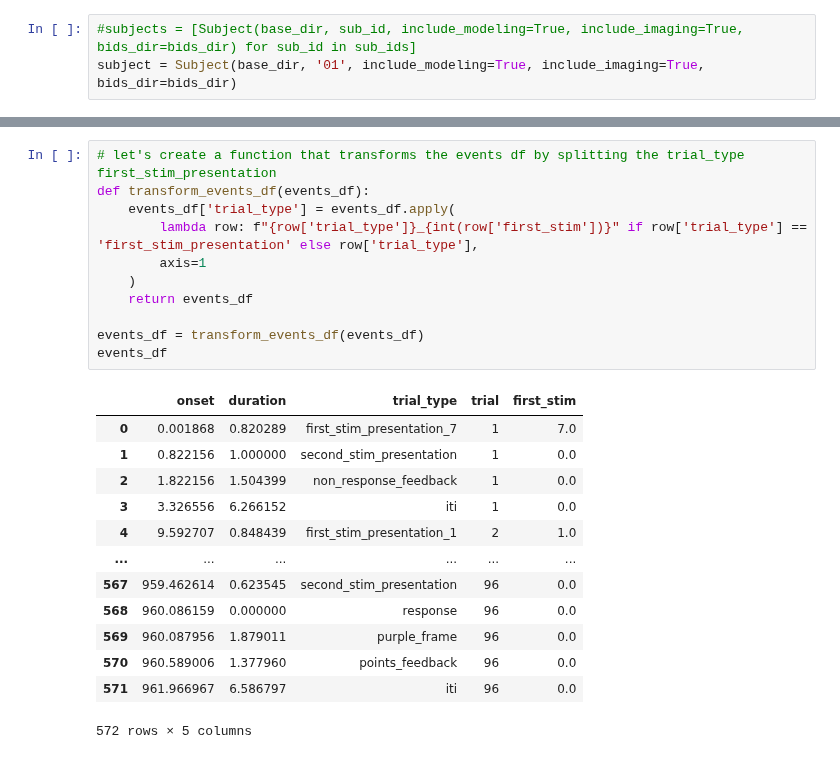
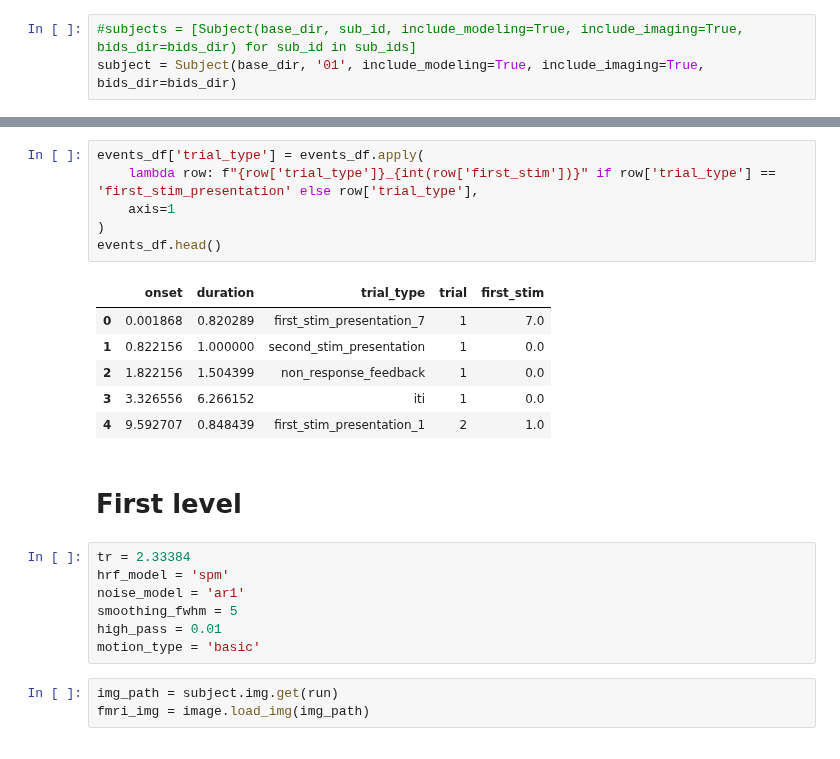
Before and after one commit to hugofluhr/learning-habits-analysis, a Jupyter notebook: notebooks/RSA_sandbox.ipynb, the cells around one changed output, grey strips where cells are left out. Cells and saved outputs as stored; diff of their text form.

Commit message:
first RSA

```diff
--- a/notebooks/RSA_sandbox.ipynb
+++ b/notebooks/RSA_sandbox.ipynb
@@ -62,25 +36,25 @@ events_df
 # %%
-# let's create a function that transforms the events df by splitting the trial_type first_stim_presentation
-def transform_events_df(events_df):
-    events_df['trial_type'] = events_df.apply(
-        lambda row: f"{row['trial_type']}_{int(row['first_stim'])}" if row['trial_type'] == 'first_stim_presentation' else row['trial_type'],
-        axis=1
-    )
-    return events_df
-
-events_df = transform_events_df(events_df)
-events_df
+events_df['trial_type'] = events_df.apply(
+    lambda row: f"{row['trial_type']}_{int(row['first_stim'])}" if row['trial_type'] == 'first_stim_presentation' else row['trial_type'],
+    axis=1
+)
+events_df.head()
 # %% [output]
 |  | onset | duration | trial_type | trial | first_stim |
 | 0 | 0.001868 | 0.820289 | first_stim_presentation_7 | 1 | 7.0 |
 | 1 | 0.822156 | 1.000000 | second_stim_presentation | 1 | 0.0 |
 | 2 | 1.822156 | 1.504399 | non_response_feedback | 1 | 0.0 |
 | 3 | 3.326556 | 6.266152 | iti | 1 | 0.0 |
 | 4 | 9.592707 | 0.848439 | first_stim_presentation_1 | 2 | 1.0 |
-| ... | ... | ... | ... | ... | ... |
-| 567 | 959.462614 | 0.623545 | second_stim_presentation | 96 | 0.0 |
-| 568 | 960.086159 | 0.000000 | response | 96 | 0.0 |
-| 569 | 960.087956 | 1.879011 | purple_frame | 96 | 0.0 |
-| 570 | 960.589006 | 1.377960 | points_feedback | 96 | 0.0 |
-| 571 | 961.966967 | 6.586797 | iti | 96 | 0.0 |
-572 rows × 5 columns
+# %% [markdown]
+# First level
+# %%
+tr = 2.33384
+hrf_model = 'spm'
+noise_model = 'ar1'
+smoothing_fwhm = 5
+high_pass = 0.01
+motion_type = 'basic'
+# %%
+img_path = subject.img.get(run)
+fmri_img = image.load_img(img_path)
```
Also changed, not shown: parts of 15 cells of this notebook, 1 other file.
